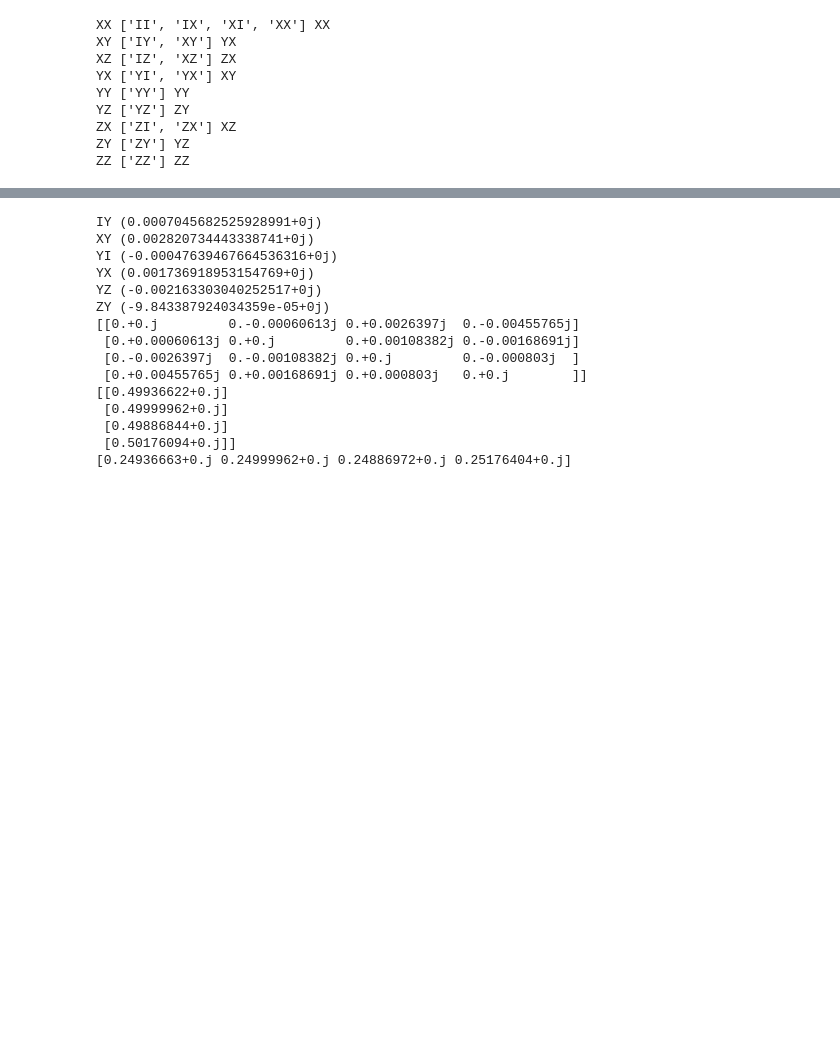
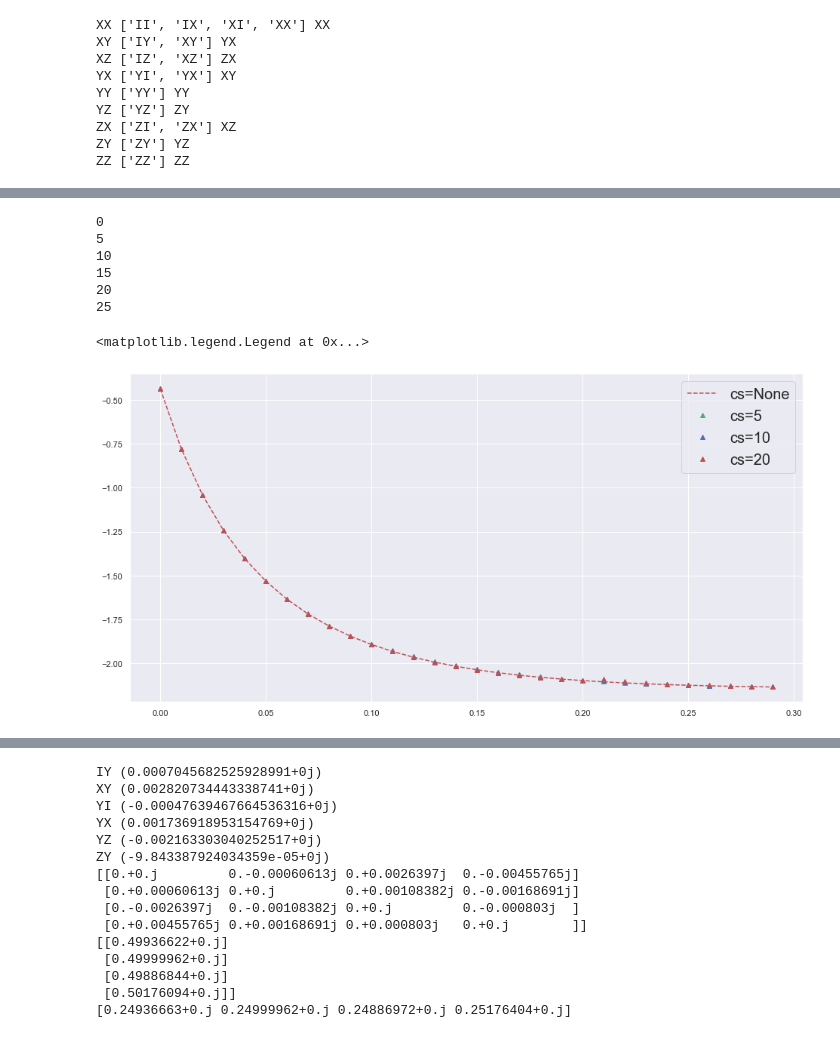
Before and after one commit to aemccoy/GrayCode-QubitEncoding, a Jupyter notebook: notebooks/QITE-SV.ipynb, the cells around one changed output, grey strips where cells are left out. Saved outputs shown, nothing was run; the diff lists cells and outputs as text; code cells hidden in the pictures; blank space fills up the shorter version.

```diff
--- a/notebooks/QITE-SV.ipynb
+++ b/notebooks/QITE-SV.ipynb
@@ -483,0 +628,38 @@ Energies
+# %%
+## Combining A
+num_iterations=30
+delta_time=0.01
+verbose=False
+backend = 'statevector_simulator'
+initialization="zeros"
+
+Energy_table_step=[]
+H = DenseEncodingHamiltonian(N_states=2**n_qubits,qiskit_order=False)
+
+for cs in range(0,num_iterations,5):
+    if cs==0:
+        cs=None
+    Energies=run_qite_experiment(H,num_iterations,delta_time,backend,initialization,A_threshold=1e-2,cstep=cs)
+    Energy_table_step.append(Energies)
+# %%
+for cs in range(0,30,5):
+    print(cs)
+# num_iterations=100
+# delta_time=0.01
+time=[0.01*t for t in range(num_iterations)]
+# plt.plot(time,sv_energies,'r--',label="state vector")
+plt.plot(time,Energy_table_step[0],'r--',label="cs=None")
+plt.plot(time,Energy_table_step[1],'g^',label="cs=5")
+plt.plot(time,Energy_table_step[2],'b^',label="cs=10")
+plt.plot(time,Energy_table_step[4],'r^',label="cs=20")
+plt.plot()
+plt.legend(prop={'size': 20})
+# %% [output]
+0
+5
+10
+15
+20
+25
+<matplotlib.legend.Legend at 0x...>
+[figure, added]
```
Also changed, not shown: parts of 12 cells of this notebook.
